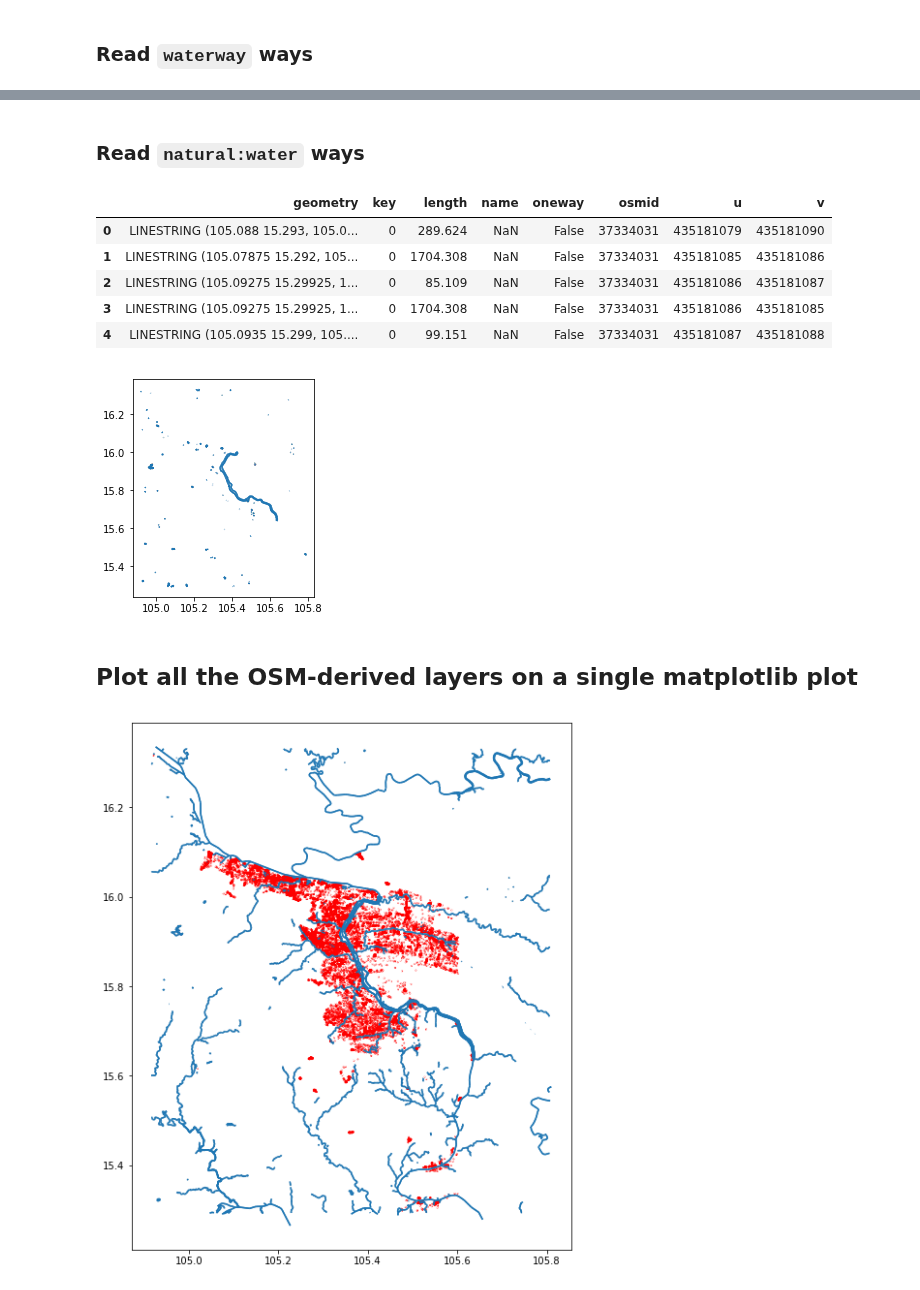
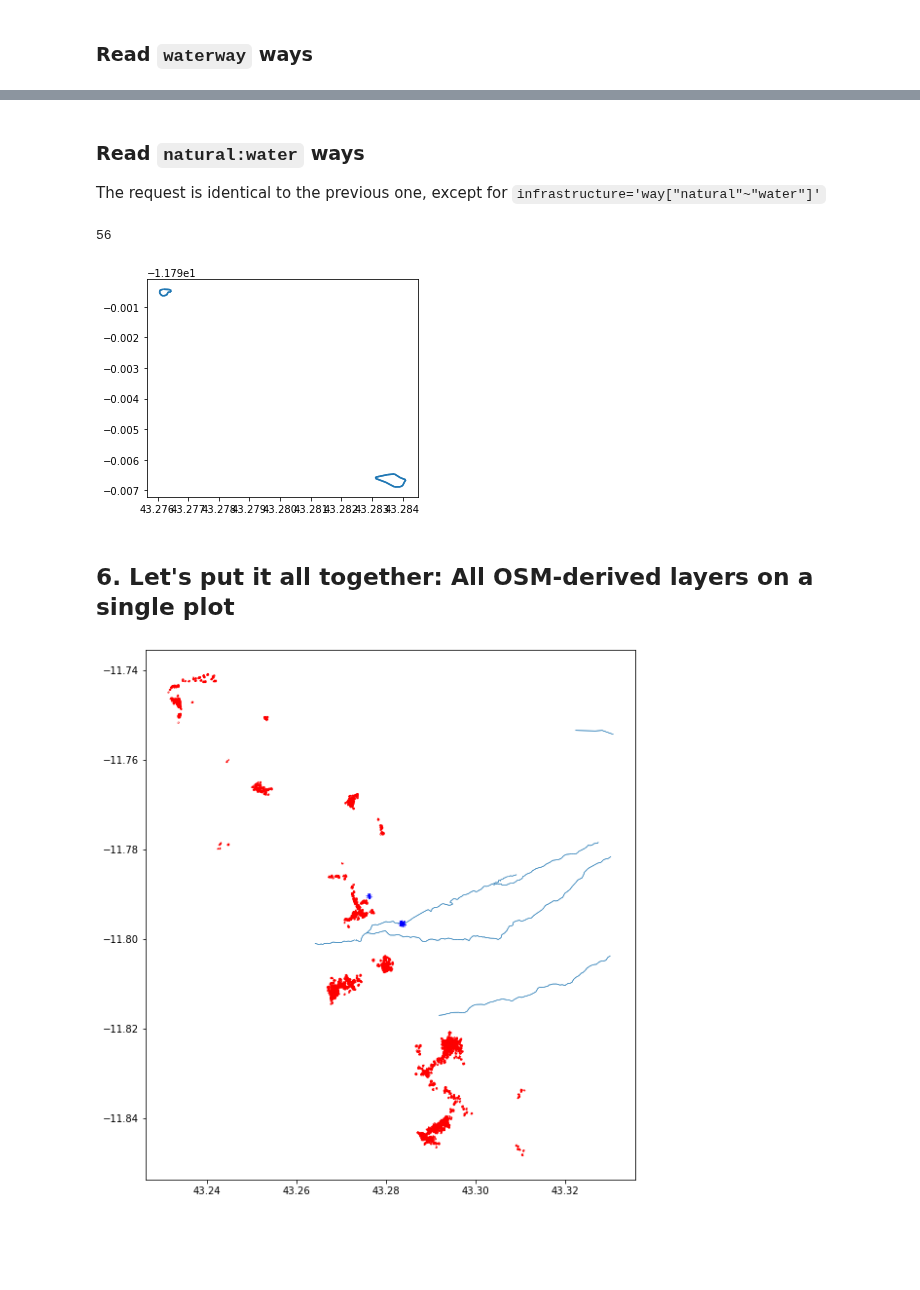
Before and after one commit to geohackweek/tutorial_contents, a Jupyter notebook: vector/notebooks/OSMnx_hotosm.ipynb, the cells around one changed output, grey strips where cells are left out. Drawn from its saved outputs; the diff is of its cells as text; code cells hidden in the pictures; blank space fills up the shorter version.

```diff
--- a/vector/notebooks/OSMnx_hotosm.ipynb
+++ b/vector/notebooks/OSMnx_hotosm.ipynb
@@ -31,0 +40,11 @@ bbox_ctr = [0.5*(bbox[1]+bbox[3]), 0.5*(bbox[0]+bbox[2])]
+# %%
+# hotosm task 5977 bounding box. We won't use it here, but it's a good reference to have
+bbox_hotosmtask5977 = [43.16, -11.32, 43.54, -11.96]
+
+# We'll use a smaller bounding box near the southwest corner.
+# This is so we're dealing with smaller datasets, for faster processing and to be gentler on the hotosm servers
+bbox = [43.2, -11.74, 43.33, -11.85]
+west, north, east, south = bbox
+bbox_ctr = [0.5*(north+south), 0.5*(west+east)]
+
+bbox
@@ -39,3 +64,3 @@ bbox_ctr = [0.5*(bbox[1]+bbox[3]), 0.5*(bbox[0]+bbox[2])]
 # %%
-buildings_gdf = ox.create_footprints_gdf(north=bbox[1], south=bbox[3], east=bbox[2], west=bbox[0],
+buildings_gdf = ox.create_footprints_gdf(north=north, south=south, east=east, west=west,
                                          footprint_type='building')
@@ -156,7 +178,8 @@ buildings_gdf_utm.geometry.area.hist(bins=bins_seq);
 # %% [markdown]
 ### Read `waterway` ways
 # %%
-waterways_g = ox.graph_from_bbox(**bbox_dct, network_type='none', infrastructure='way["waterway"]',
+waterways_g = ox.graph_from_bbox(north=north, south=south, east=east, west=west,
+                                 network_type='none', infrastructure='way["waterway"]',
                                  retain_all=True, truncate_by_edge=True, simplify=False)
 # %%
 waterways_edges_gdf = ox.graph_to_gdfs(waterways_g, nodes=False)
@@ -179,5 +202,12 @@ waterways_edges_gdf.plot();
-# %% [markdown]
-### Read `natural:water` ways
+# %% [markdown]
+### Read `natural:water` ways
+The request is identical to the previous one, except for `infrastructure='way["natural"~"water"]'`
 # %%
-natwater_g = ox.graph_from_bbox(**bbox_dct, network_type='none', infrastructure='way["natural"~"water"]',
+natwater_g = ox.graph_from_bbox(north=north, south=south, east=east, west=west,
+                                network_type='none', infrastructure='way["natural"~"water"]',
                                 retain_all=True, truncate_by_edge=True, simplify=False)
+
+natwater_edges_gdf = ox.graph_to_gdfs(natwater_g, nodes=False)
+len(natwater_edges_gdf)
+# %% [output]
+56
@@ -186,22 +214,13 @@ natwater_edges_gdf = ox.graph_to_gdfs(natwater_g, nodes=False)
-# %%
-natwater_edges_gdf.head()
-# %% [output]
-|  | geometry | key | length | name | oneway | osmid | u | v |
-| 0 | LINESTRING (105.088 15.293, 105.0... | 0 | 289.624 | NaN | False | 37334031 | 435181079 | 435181090 |
-| 1 | LINESTRING (105.07875 15.292, 105... | 0 | 1704.308 | NaN | False | 37334031 | 435181085 | 435181086 |
-| 2 | LINESTRING (105.09275 15.29925, 1... | 0 | 85.109 | NaN | False | 37334031 | 435181086 | 435181087 |
-| 3 | LINESTRING (105.09275 15.29925, 1... | 0 | 1704.308 | NaN | False | 37334031 | 435181086 | 435181085 |
-| 4 | LINESTRING (105.0935 15.299, 105.... | 0 | 99.151 | NaN | False | 37334031 | 435181087 | 435181088 |
 # %%
 natwater_edges_gdf.plot();
 # %% [output]
-[figure, old version]
+[figure, new version]
 # %% [markdown]
-## Plot all the OSM-derived layers on a single matplotlib plot
+## 6. Let's put it all together: All OSM-derived layers on a single plot
 # %%
 fig, ax = plt.subplots(figsize=(10, 10))
-waterways_edges_gdf.plot(ax=ax)
-natwater_edges_gdf.plot(ax=ax)
+waterways_edges_gdf.plot(ax=ax, linewidth=0.5)
+natwater_edges_gdf.plot(ax=ax, edgecolor='blue', linewidth=5)
 buildings_gdf.plot(ax=ax, edgecolor='red', linewidth=2);
 # %% [output]
-[figure, old version]
+[figure, new version]
```
Also changed, not shown: parts of 40 cells of this notebook, 2 other files.
